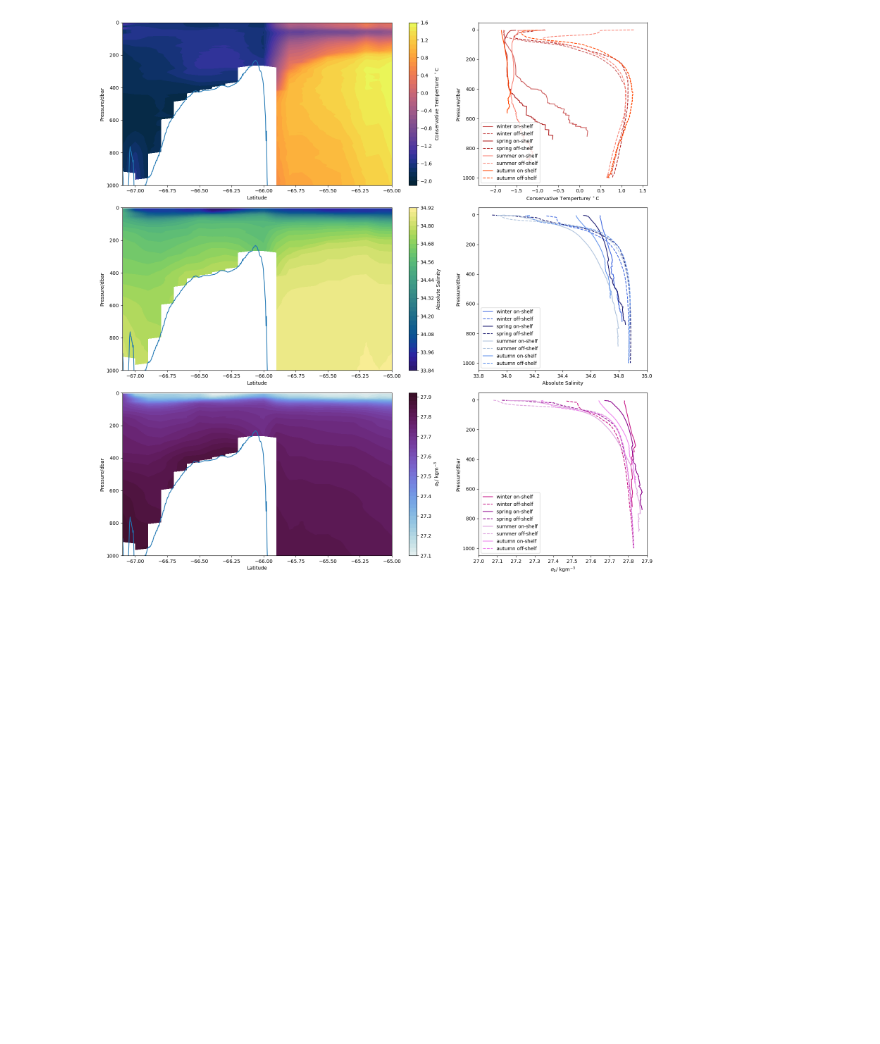
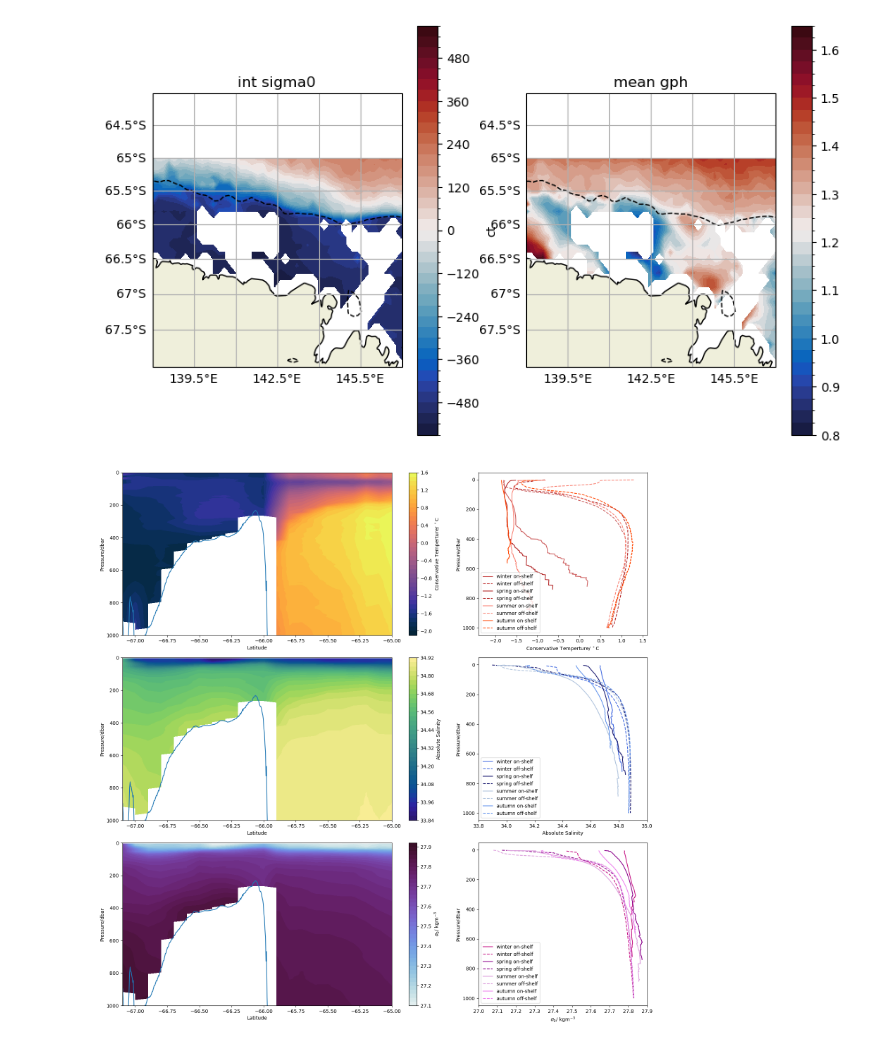
Before and after one commit to eejco/thesis_c3, a Jupyter notebook: c3_mean_hydropgraphy.ipynb, the cells around one changed output. Cells and saved outputs as stored; diff of their text form; code cells hidden in the pictures; blank space fills up the shorter version.

```diff
--- a/c3_mean_hydropgraphy.ipynb
+++ b/c3_mean_hydropgraphy.ipynb
@@ -41,3 +41,6 @@ dscli = dscli.squeeze().rename({'lat':'latitude','lon':'longitude','prs':'pressu
     .swap_dims({'NB_y':'latitude','NB_x':'longitude','NB_LEV':'pressure'})
 dscli = fns.crop_to_extent(dscli,extent)
 dscli['sigma0'] = gsw.density.sigma0(dscli.sa,dscli.ct)
+# %%
+dscli_zcrop = dscli.sel(pressure=slice(0,305))
+dscli_zcrop
@@ -44,3 +60,21 @@ dscli['sigma0'] = gsw.density.sigma0(dscli.sa,dscli.ct)
+# %%
+#p2d = dscli.pressure.broadcast_like(dscli.sa)#np.broadcast_to(ds_z.pres.values, ds_z.asal.shape)
+
+dyh = np.ones((len(dscli_zcrop.pressure),len(dscli_zcrop.longitude),len(dscli_zcrop.latitude)))*np.nan
+
+for i, lo in enumerate(dscli_zcrop.longitude):
+    for j, la in enumerate(dscli_zcrop.latitude):
+        ds = dscli_zcrop.sel(longitude=lo, latitude=la)
+        dyh[:,i,j] = gsw.geo_strf_dyn_height(ds.sa,ds.ct,ds.pressure,300)
+# %%
+meandyh = xr.DataArray(dyh,coords={'pressure':dscli_zcrop.pressure,'longitude':dscli_zcrop.longitude, 'latitude':dscli_zcrop.latitude})
+meangph = meandyh.max(dim='pressure')
+fig,ax = plt.subplots(1,2,figsize=(10,6),subplot_kw={'projection':ccrs.Mercator()})
+fns.plotc(ax[0],fns.integrate_na(dscli_zcrop.ct,'pressure'),'int sigma0',extent)
+fns.plotc(ax[1],meangph,'mean gph',extent)
+meangph.to_netcdf('meangph.nc')
+# %% [output]
+[figure, added]
 # %%
 ds = xr.open_dataset('profiles_full.nc')
 # %%
```
Also changed, not shown: parts of 1 cell of this notebook, 4 other files.
